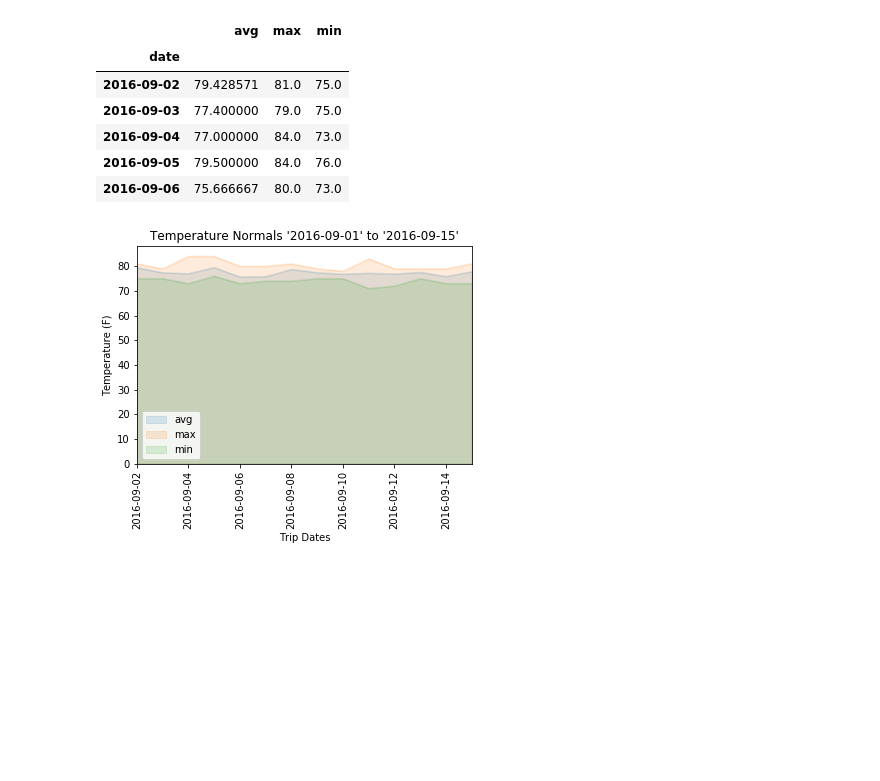
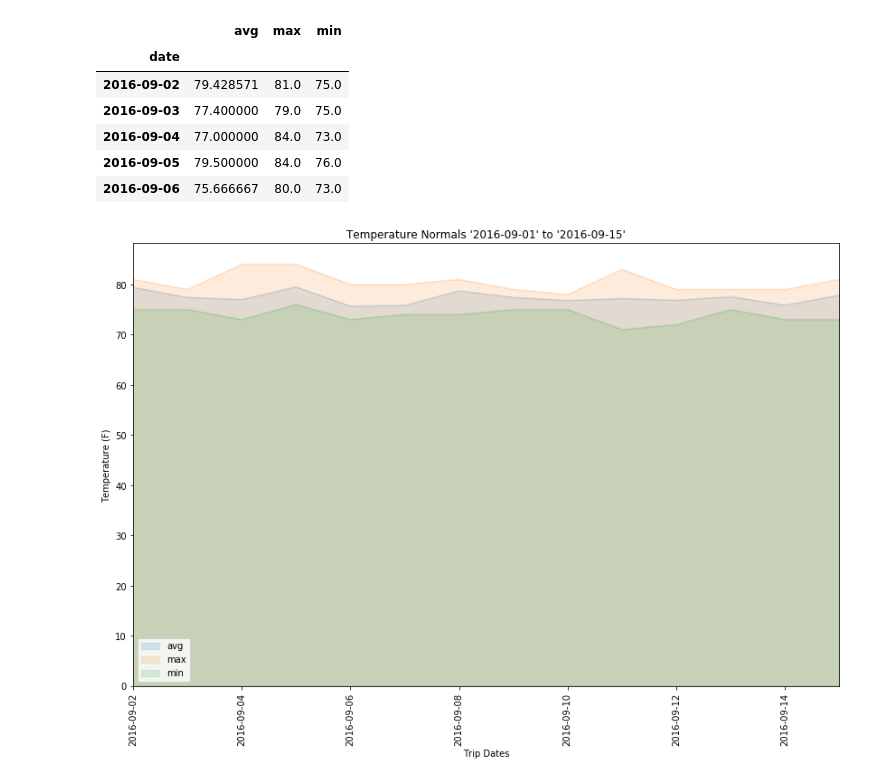
Before and after one commit to Jkremr/hawaii-weather-analysis, a Jupyter notebook: climate_analysis.ipynb, the cells around one changed output. Cells and saved outputs as stored; diff of their text form; code cells hidden in the pictures; blank space fills up the shorter version.

```diff
--- a/climate_analysis.ipynb
+++ b/climate_analysis.ipynb
@@ -204,6 +217,8 @@ calc_temps(trip_start, trip_return)
 # %% [output]
 {'avg': 77.40229885057471, 'max': 84.0, 'min': 71.0}
 # %%
+# Create a function that returns the temperature normals for each day in a date range.
+
 def calc_normals(start_date, end_date=None):
 
     if end_date == None:
@@ -217,8 +232,8 @@ def calc_normals(start_date, end_date=None):
         Measurements.date,
         func.min(Measurements.temperature),
         func.max(Measurements.temperature),
-        func.avg(Measurements.temperature)
-    )\.group_by(Measurements.date)\
+        func.avg(Measurements.temperature)\
+    ).group_by(Measurements.date)\
     .filter(Measurements.date >= start_date, Measurements.date <= end_date).all()
 
     l = [
@@ -312,6 +329,7 @@ trip_temps.get('avg')
 78.44329896907216
 # %%
 # Plot a single bart to show the average, min and max temperatures over the trip period minus 1 year.
+
 height = trip_temps.get('avg')
 yerr = trip_temps.get('max') - trip_temps.get('min')
 
@@ -340,6 +358,8 @@ ax.set_title('Average Temperature %r to %r' % (
     trip_return_prior_year_str))
 ax.set_ylabel('Temperature (F)')
 plt.xticks(rotation='vertical')
+fig.set_size_inches(3, 9)
+
 
 plt.show()
 # %% [output]
@@ -359,18 +379,18 @@ trip_normals_df.head()
 # %%
 # Plot stacked areas to show the normals during the trip period.
 # fig,ax = plt.subplots()
 
-ax = trip_normals_df.plot.area(stacked=False, alpha=.15)
+ax = trip_normals_df.plot.area(stacked=False, alpha=.15, figsize=(14,9))
 
 ax.set_title('Temperature Normals %r to %r' % (
     trip_start_str,
     trip_return_str))
 ax.set_xlabel('Trip Dates')
 ax.set_ylabel('Temperature (F)')
 plt.xticks(rotation='vertical')
 
 fig.set_size_inches(14, 9)
 
 plt.show()
 # %% [output]
-[figure, old version]
+[figure, new version]
```
Also changed, not shown: parts of 12 cells of this notebook.
